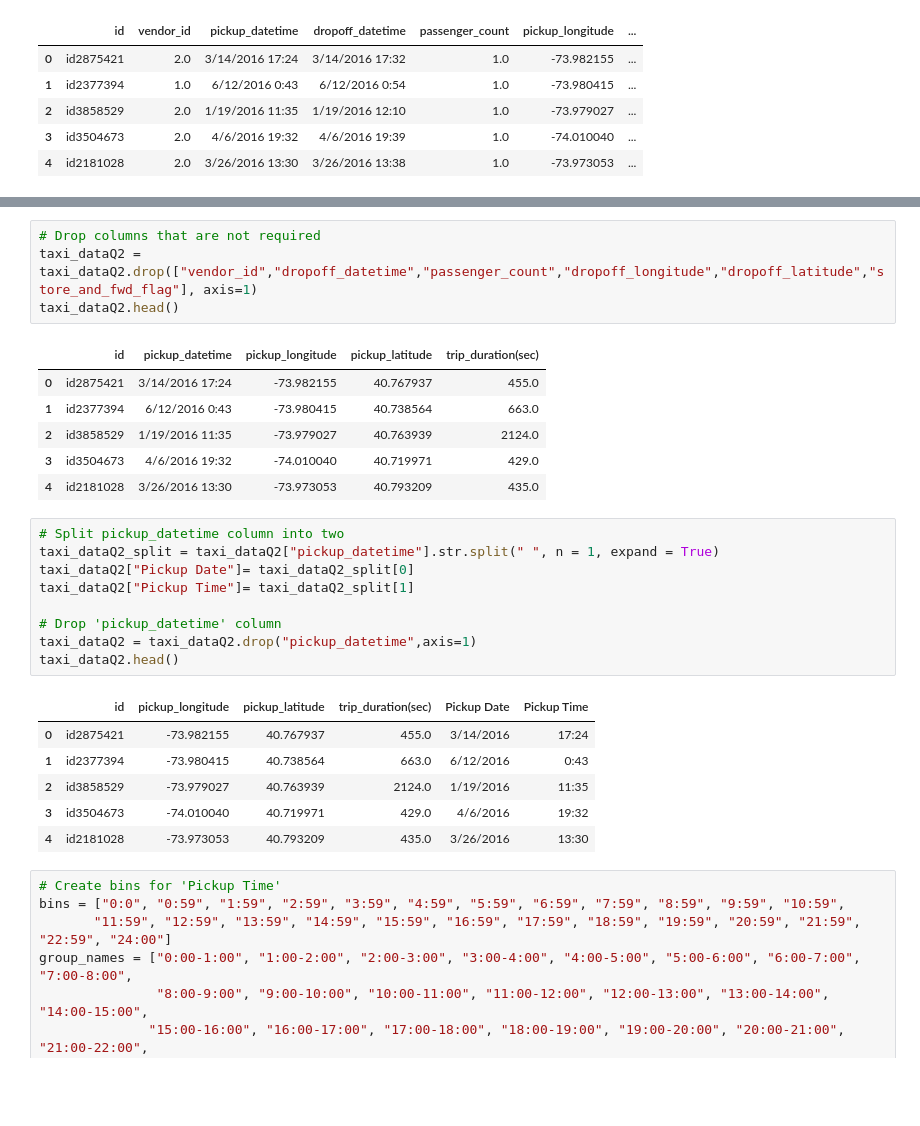
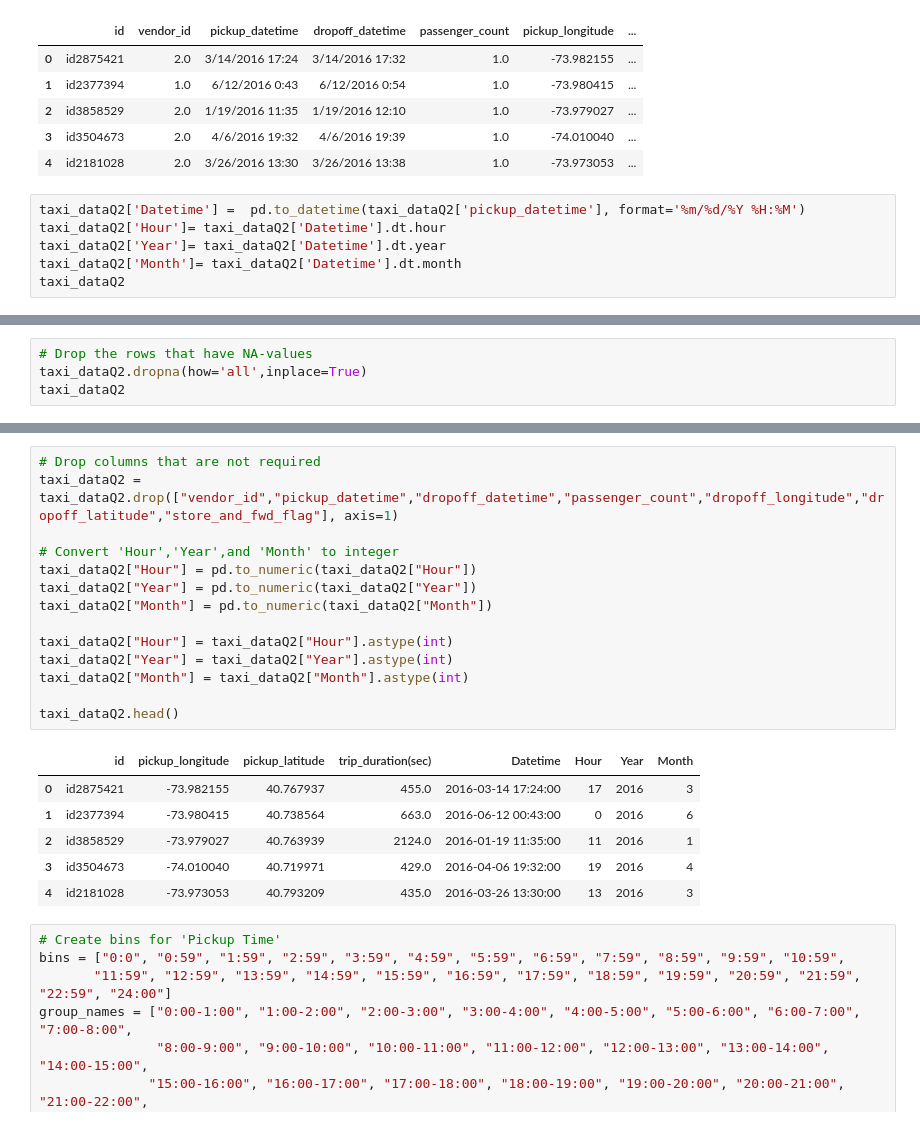
Before and after one commit to AmitChoudhary1392/Project-1_Team6, a Jupyter notebook: main.ipynb, the cells around one changed output, grey strips where cells are left out. Cells and saved outputs as stored; diff of their text form; blank space fills up the shorter version.

```diff
--- a/main.ipynb
+++ b/main.ipynb
@@ -15,3 +16,9 @@ taxi_dataQ2.head()
 | 2 | id3858529 | 2.0 | 1/19/2016 11:35 | 1/19/2016 12:10 | 1.0 | -73.979027 | ... |
 | 3 | id3504673 | 2.0 | 4/6/2016 19:32 | 4/6/2016 19:39 | 1.0 | -74.010040 | ... |
 | 4 | id2181028 | 2.0 | 3/26/2016 13:30 | 3/26/2016 13:38 | 1.0 | -73.973053 | ... |
+# %%
+taxi_dataQ2['Datetime'] =  pd.to_datetime(taxi_dataQ2['pickup_datetime'], format='%m/%d/%Y %H:%M')
+taxi_dataQ2['Hour']= taxi_dataQ2['Datetime'].dt.hour
+taxi_dataQ2['Year']= taxi_dataQ2['Datetime'].dt.year
+taxi_dataQ2['Month']= taxi_dataQ2['Datetime'].dt.month
+taxi_dataQ2
@@ -17,0 +44,4 @@ taxi_dataQ2.head()
+# %%
+# Drop the rows that have NA-values
+taxi_dataQ2.dropna(how='all',inplace=True)
+taxi_dataQ2
@@ -18,30 +67,24 @@ taxi_dataQ2.head()
 # %%
 # Drop columns that are not required
-taxi_dataQ2 = taxi_dataQ2.drop(["vendor_id","dropoff_datetime","passenger_count","dropoff_longitude","dropoff_latitude","store_and_fwd_flag"], axis=1)
+taxi_dataQ2 = taxi_dataQ2.drop(["vendor_id","pickup_datetime","dropoff_datetime","passenger_count","dropoff_longitude","dropoff_latitude","store_and_fwd_flag"], axis=1)
+
+# Convert 'Hour','Year',and 'Month' to integer
+taxi_dataQ2["Hour"] = pd.to_numeric(taxi_dataQ2["Hour"])
+taxi_dataQ2["Year"] = pd.to_numeric(taxi_dataQ2["Year"])
+taxi_dataQ2["Month"] = pd.to_numeric(taxi_dataQ2["Month"])
+
+taxi_dataQ2["Hour"] = taxi_dataQ2["Hour"].astype(int)
+taxi_dataQ2["Year"] = taxi_dataQ2["Year"].astype(int)
+taxi_dataQ2["Month"] = taxi_dataQ2["Month"].astype(int)
+
 taxi_dataQ2.head()
 # %% [output]
-|  | id | pickup_datetime | pickup_longitude | pickup_latitude | trip_duration(sec) |
-| 0 | id2875421 | 3/14/2016 17:24 | -73.982155 | 40.767937 | 455.0 |
-| 1 | id2377394 | 6/12/2016 0:43 | -73.980415 | 40.738564 | 663.0 |
-| 2 | id3858529 | 1/19/2016 11:35 | -73.979027 | 40.763939 | 2124.0 |
-| 3 | id3504673 | 4/6/2016 19:32 | -74.010040 | 40.719971 | 429.0 |
-| 4 | id2181028 | 3/26/2016 13:30 | -73.973053 | 40.793209 | 435.0 |
+|  | id | pickup_longitude | pickup_latitude | trip_duration(sec) | Datetime | Hour | Year | Month |
+| 0 | id2875421 | -73.982155 | 40.767937 | 455.0 | 2016-03-14 17:24:00 | 17 | 2016 | 3 |
+| 1 | id2377394 | -73.980415 | 40.738564 | 663.0 | 2016-06-12 00:43:00 | 0 | 2016 | 6 |
+| 2 | id3858529 | -73.979027 | 40.763939 | 2124.0 | 2016-01-19 11:35:00 | 11 | 2016 | 1 |
+| 3 | id3504673 | -74.010040 | 40.719971 | 429.0 | 2016-04-06 19:32:00 | 19 | 2016 | 4 |
+| 4 | id2181028 | -73.973053 | 40.793209 | 435.0 | 2016-03-26 13:30:00 | 13 | 2016 | 3 |
-# %%
-# Split pickup_datetime column into two
-taxi_dataQ2_split = taxi_dataQ2["pickup_datetime"].str.split(" ", n = 1, expand = True)
-taxi_dataQ2["Pickup Date"]= taxi_dataQ2_split[0]
-taxi_dataQ2["Pickup Time"]= taxi_dataQ2_split[1]
-
-# Drop 'pickup_datetime' column
-taxi_dataQ2 = taxi_dataQ2.drop("pickup_datetime",axis=1)
-taxi_dataQ2.head()
-# %% [output]
-|  | id | pickup_longitude | pickup_latitude | trip_duration(sec) | Pickup Date | Pickup Time |
-| 0 | id2875421 | -73.982155 | 40.767937 | 455.0 | 3/14/2016 | 17:24 |
-| 1 | id2377394 | -73.980415 | 40.738564 | 663.0 | 6/12/2016 | 0:43 |
-| 2 | id3858529 | -73.979027 | 40.763939 | 2124.0 | 1/19/2016 | 11:35 |
-| 3 | id3504673 | -74.010040 | 40.719971 | 429.0 | 4/6/2016 | 19:32 |
-| 4 | id2181028 | -73.973053 | 40.793209 | 435.0 | 3/26/2016 | 13:30 |
 # %%
 # Create bins for 'Pickup Time'
 bins = ["0:0", "0:59", "1:59", "2:59", "3:59", "4:59", "5:59", "6:59", "7:59", "8:59", "9:59", "10:59",
```
Also changed, not shown: parts of 4 cells of this notebook.
